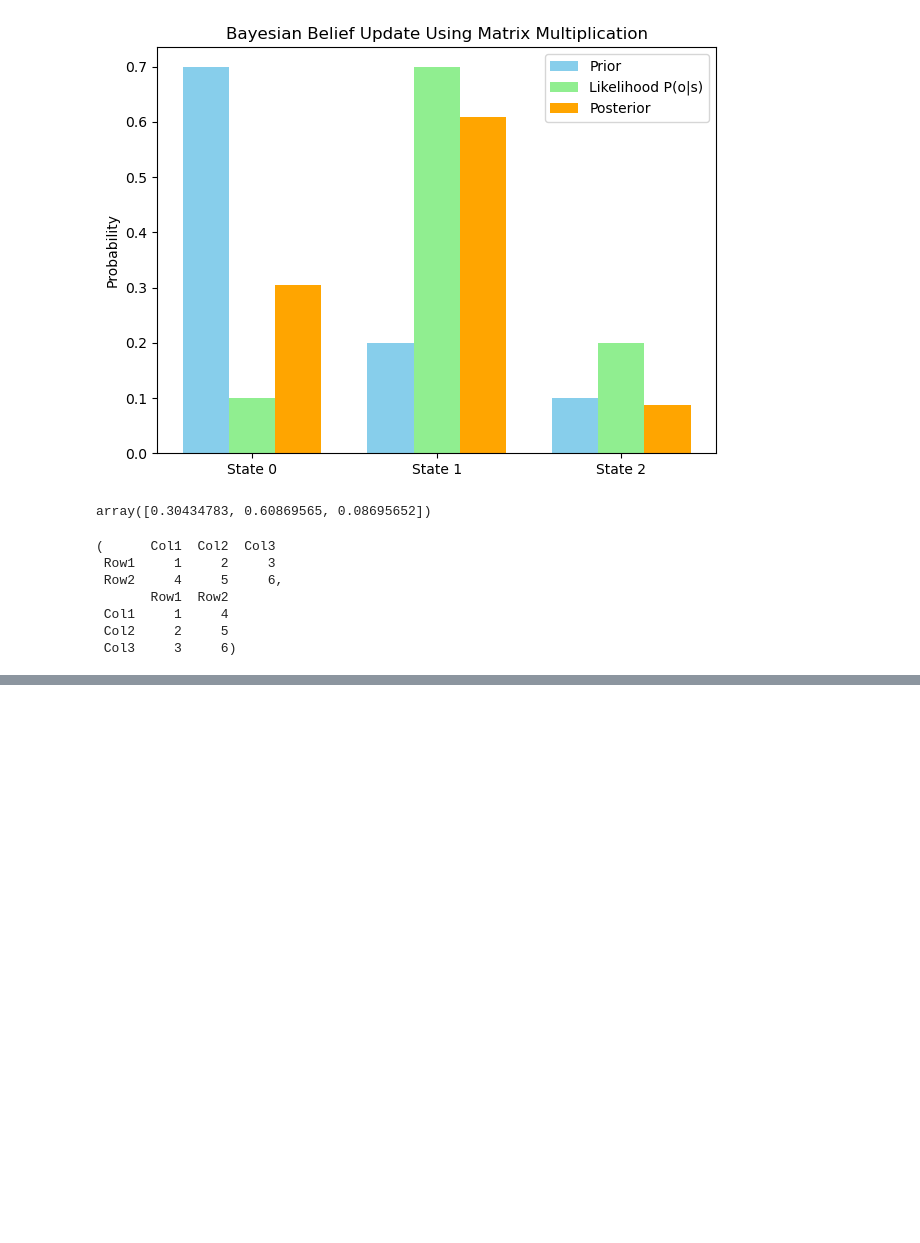
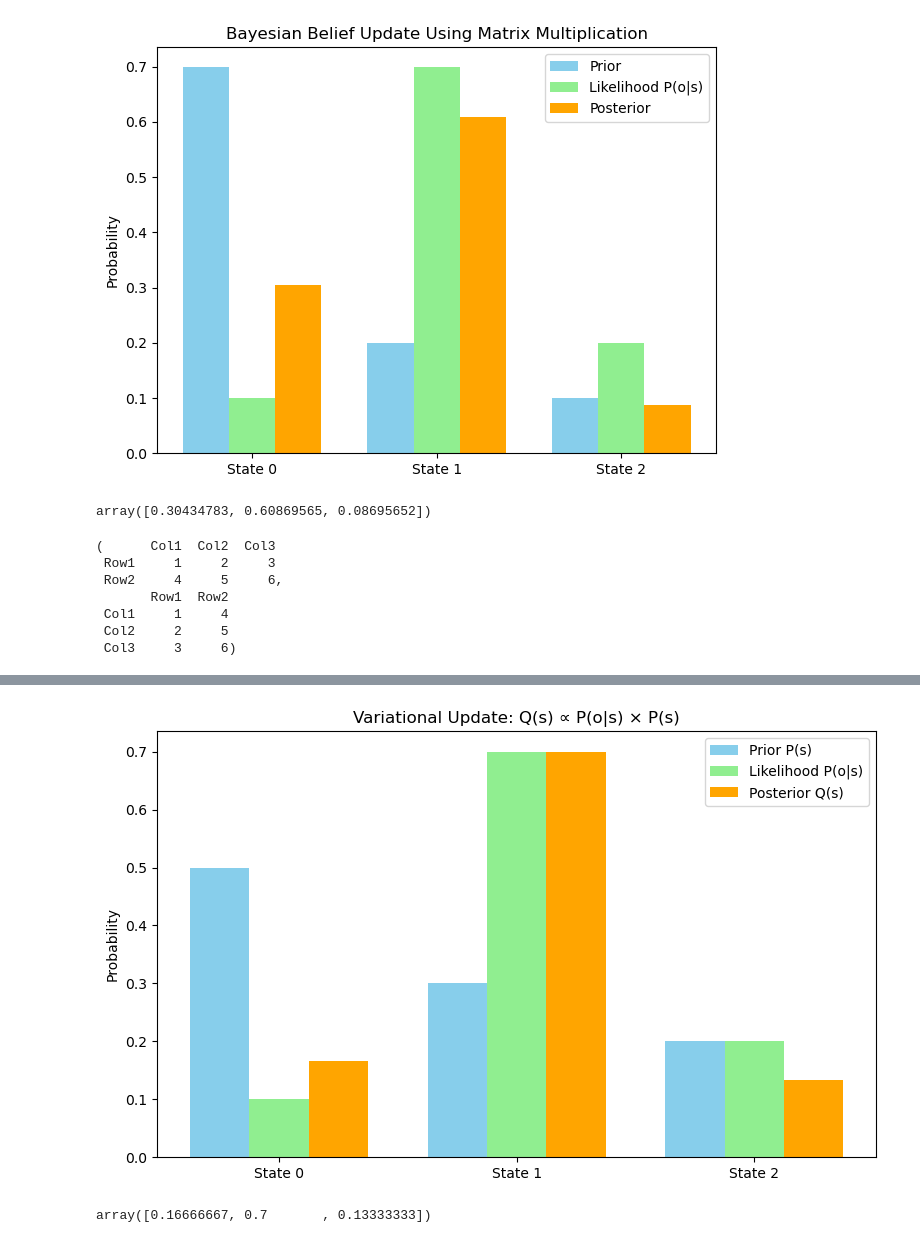
Before and after one commit to Fenrir2034/Active_Inference, a Jupyter notebook: ActiveInfINTRO.ipynb, the cells around one changed output, grey strips where cells are left out. Cells and saved outputs as stored; diff of their text form; code cells hidden in the pictures; blank space fills up the shorter version.

```diff
--- a/ActiveInfINTRO.ipynb
+++ b/ActiveInfINTRO.ipynb
@@ -903,0 +1177,70 @@ df_A_T = pd.DataFrame(A_T, columns=['Row1', 'Row2'], index=['Col1', 'Col2', 'Col
+# %%
+####variational inference ####
+# Re-import required libraries after code execution reset
+import numpy as np
+import matplotlib.pyplot as plt
+
+# Prior belief over hidden states
+P_s = np.array([0.5, 0.3, 0.2])  # Belief before seeing the observation
+
+# Likelihood matrix A: P(o | s)
+A = np.array([
+    [0.9, 0.2, 0.1],  # P(cold | s)
+    [0.1, 0.7, 0.2],  # P(optimal | s)
+    [0.0, 0.1, 0.7]   # P(hot | s)
+])
+
+# Observation: "optimal" → index 1
+obs_idx = 1
+likelihood_given_o = A[obs_idx, :]  # P(o=optimal | s)
+
+# Unnormalized posterior: Q(s) ∝ P(o | s) * P(s)
+Q_unnormalized = likelihood_given_o * P_s
+
+# Normalize to get variational posterior Q(s)
+Q_s = Q_unnormalized / np.sum(Q_unnormalized)
+
+# Plot prior, likelihood, and variational posterior
+labels = ['State 0', 'State 1', 'State 2']
+x = np.arange(len(labels))
+width = 0.25
+
+plt.figure(figsize=(8, 5))
+plt.bar(x - width, P_s, width, label='Prior P(s)', color='skyblue')
+plt.bar(x, likelihood_given_o, width, label='Likelihood P(o|s)', color='lightgreen')
+plt.bar(x + width, Q_s, width, label='Posterior Q(s)', color='orange')
+
+plt.xticks(x, labels)
+plt.ylabel("Probability")
+plt.title("Variational Update: Q(s) ∝ P(o|s) × P(s)")
+plt.legend()
+plt.tight_layout()
+plt.show()
+
+Q_s  # Return posterior distribution Q(s) numerically
+#how the variational distribution Q(s)Q(s) is updated using:
+
+#    Prior belief P(s)=[0.5,0.3,0.2]P(s)=[0.5,0.3,0.2]
+
+#    Likelihood P(o=optimal∣s)=[0.1,0.7,0.2]P(o=optimal∣s)=[0.1,0.7,0.2]
+
+#    Observed outcome: "optimal" (index 1)
+
+# Posterior Q(s)— Variational Distribution:
+#Q(s)=[0.167, 0.700, 0.133]
+#Q(s)=[0.167, 0.700, 0.133]
+
+# The agent now strongly believes it's in state 1, thanks to the observation.
+# Plot Recap:
+
+#    Blue = Prior belief
+
+#    Green = Likelihood of observation
+
+#    Orange = Posterior belief (what the agent infers)
+
+#This is variational inference in action — the agent updates its beliefs using Bayes' rule,
+#but represented with matrix ops and normalized vectors.
+# %% [output]
+[figure, added]
+array([0.16666667, 0.7       , 0.13333333])
```
Also changed, not shown: parts of 22 cells of this notebook, 1 other file.
